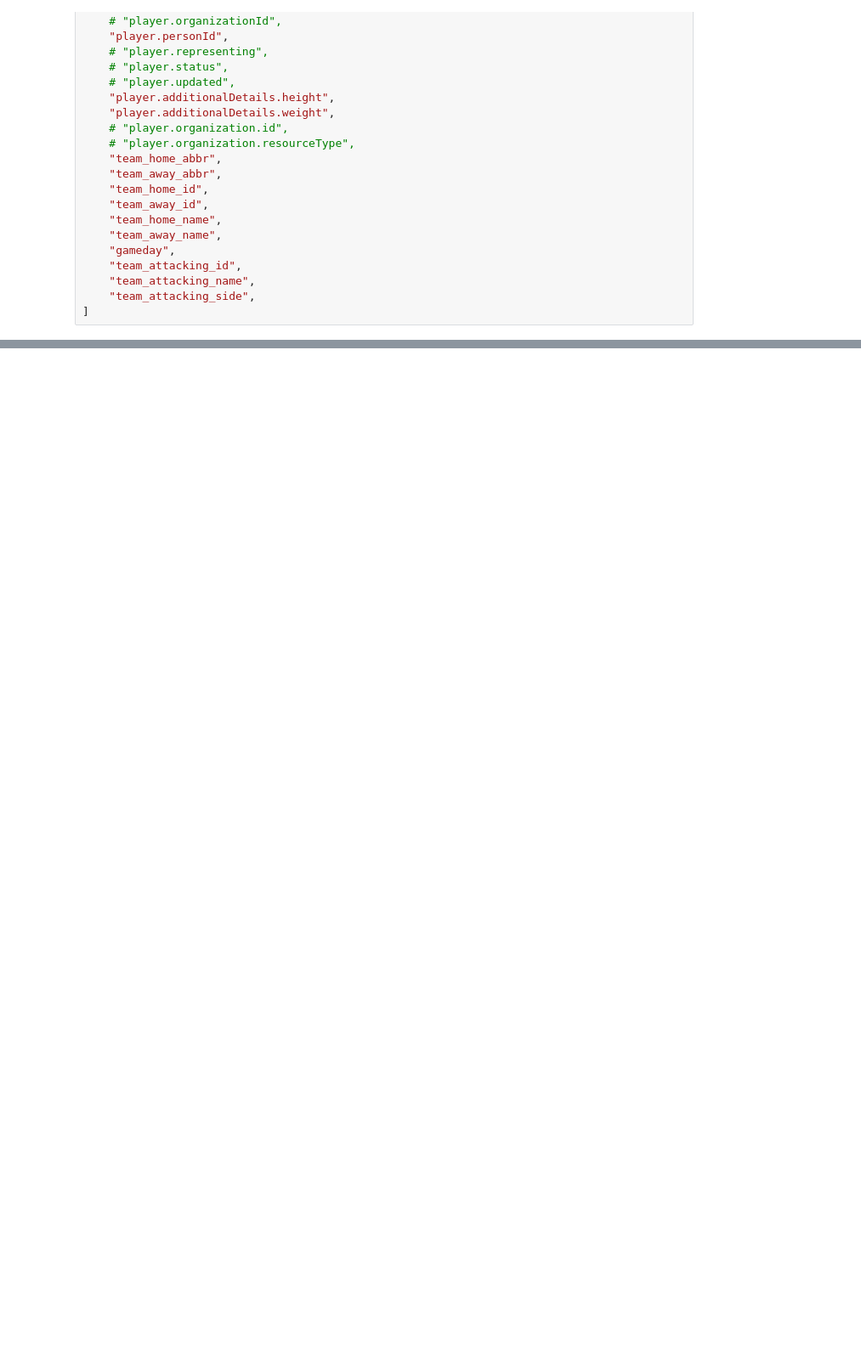
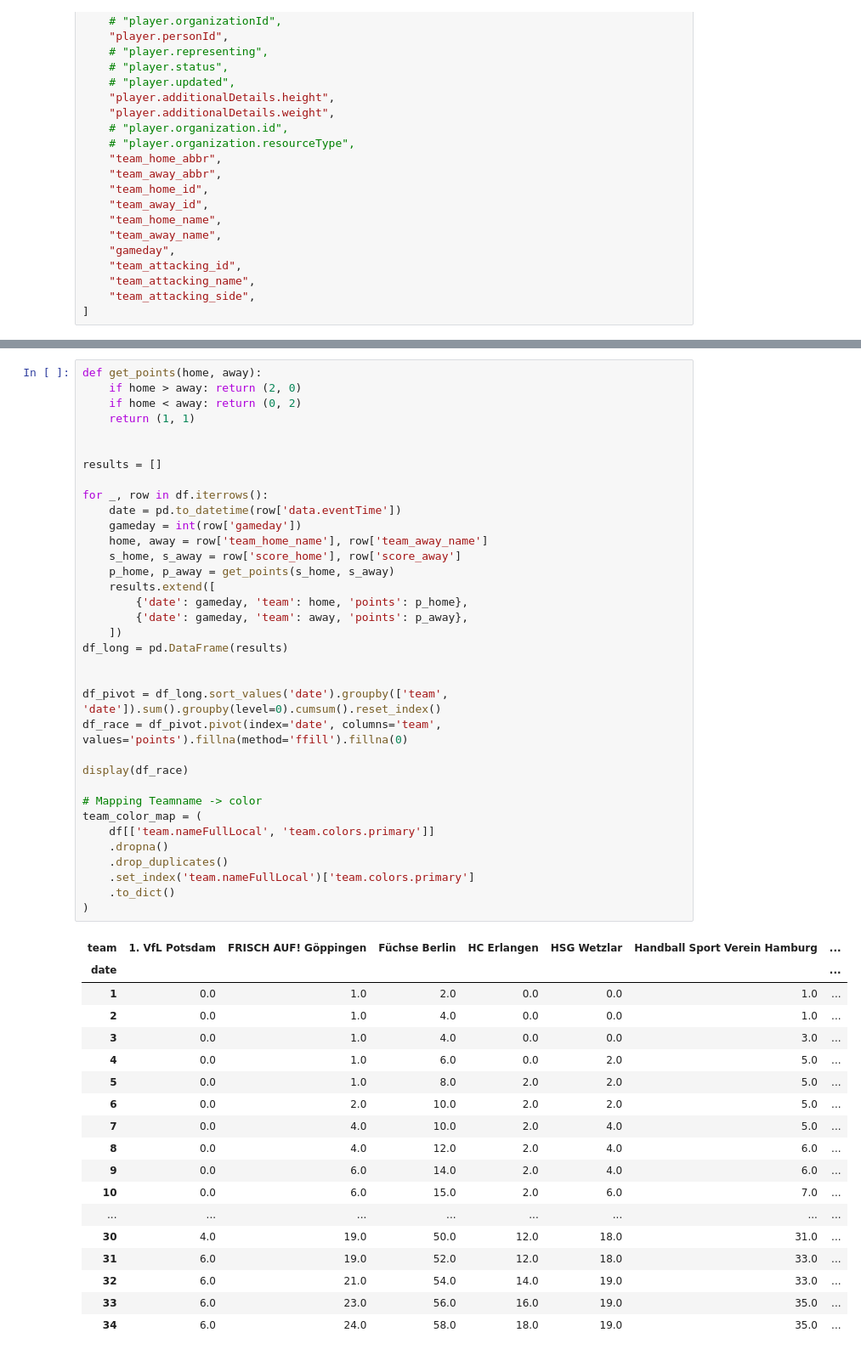
Before and after one commit to mad4ms/SportradarDatacoreAPI, a Jupyter notebook: notebooks/explore_season_events.ipynb, the cells around one changed output, grey strips where cells are left out. Shown at 85% size. Drawn from its saved outputs; the diff is of its cells as text; blank space fills up the shorter version.

```diff
--- a/notebooks/explore_season_events.ipynb
+++ b/notebooks/explore_season_events.ipynb
@@ -138,0 +179,54 @@ display(df.columns)
+# %%
+def get_points(home, away):
+    if home > away: return (2, 0)
+    if home < away: return (0, 2)
+    return (1, 1)
+
+
+results = []
+
+for _, row in df.iterrows():
+    date = pd.to_datetime(row['data.eventTime'])
+    gameday = int(row['gameday'])
+    home, away = row['team_home_name'], row['team_away_name']
+    s_home, s_away = row['score_home'], row['score_away']
+    p_home, p_away = get_points(s_home, s_away)
+    results.extend([
+        {'date': gameday, 'team': home, 'points': p_home},
+        {'date': gameday, 'team': away, 'points': p_away},
+    ])
+df_long = pd.DataFrame(results)
+
+
+df_pivot = df_long.sort_values('date').groupby(['team', 'date']).sum().groupby(level=0).cumsum().reset_index()
+df_race = df_pivot.pivot(index='date', columns='team', values='points').fillna(method='ffill').fillna(0)
+
+display(df_race)
+
+# Mapping Teamname -> color
+team_color_map = (
+    df[['team.nameFullLocal', 'team.colors.primary']]
+    .dropna()
+    .drop_duplicates()
+    .set_index('team.nameFullLocal')['team.colors.primary']
+    .to_dict()
+)
+# %% [output]
+| team | 1. VfL Potsdam | FRISCH AUF! Göppingen | Füchse Berlin | HC Erlangen | HSG Wetzlar | Handball Sport Verein Hamburg | ... |
+| date |  |  |  |  |  |  | ... |
+| 1 | 0.0 | 1.0 | 2.0 | 0.0 | 0.0 | 1.0 | ... |
+| 2 | 0.0 | 1.0 | 4.0 | 0.0 | 0.0 | 1.0 | ... |
+| 3 | 0.0 | 1.0 | 4.0 | 0.0 | 0.0 | 3.0 | ... |
+| 4 | 0.0 | 1.0 | 6.0 | 0.0 | 2.0 | 5.0 | ... |
+| 5 | 0.0 | 1.0 | 8.0 | 2.0 | 2.0 | 5.0 | ... |
+| 6 | 0.0 | 2.0 | 10.0 | 2.0 | 2.0 | 5.0 | ... |
+| 7 | 0.0 | 4.0 | 10.0 | 2.0 | 4.0 | 5.0 | ... |
+| 8 | 0.0 | 4.0 | 12.0 | 2.0 | 4.0 | 6.0 | ... |
+| 9 | 0.0 | 6.0 | 14.0 | 2.0 | 4.0 | 6.0 | ... |
+| 10 | 0.0 | 6.0 | 15.0 | 2.0 | 6.0 | 7.0 | ... |
+| ... | ... | ... | ... | ... | ... | ... | ... |
+| 30 | 4.0 | 19.0 | 50.0 | 12.0 | 18.0 | 31.0 | ... |
+| 31 | 6.0 | 19.0 | 52.0 | 12.0 | 18.0 | 33.0 | ... |
+| 32 | 6.0 | 21.0 | 54.0 | 14.0 | 19.0 | 33.0 | ... |
+| 33 | 6.0 | 23.0 | 56.0 | 16.0 | 19.0 | 35.0 | ... |
+| 34 | 6.0 | 24.0 | 58.0 | 18.0 | 19.0 | 35.0 | ... |
```
Also changed, not shown: parts of 13 cells of this notebook, 3 other files.
